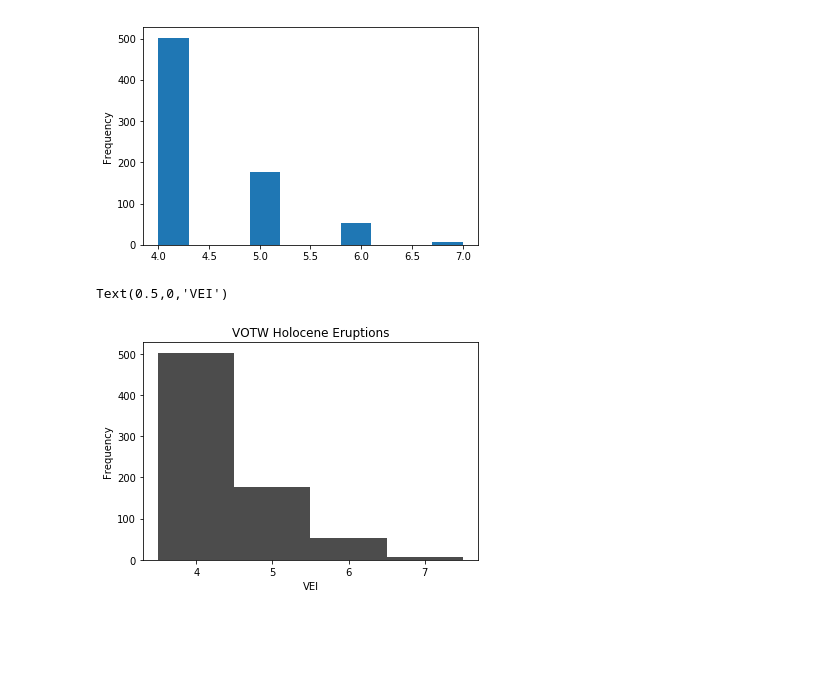
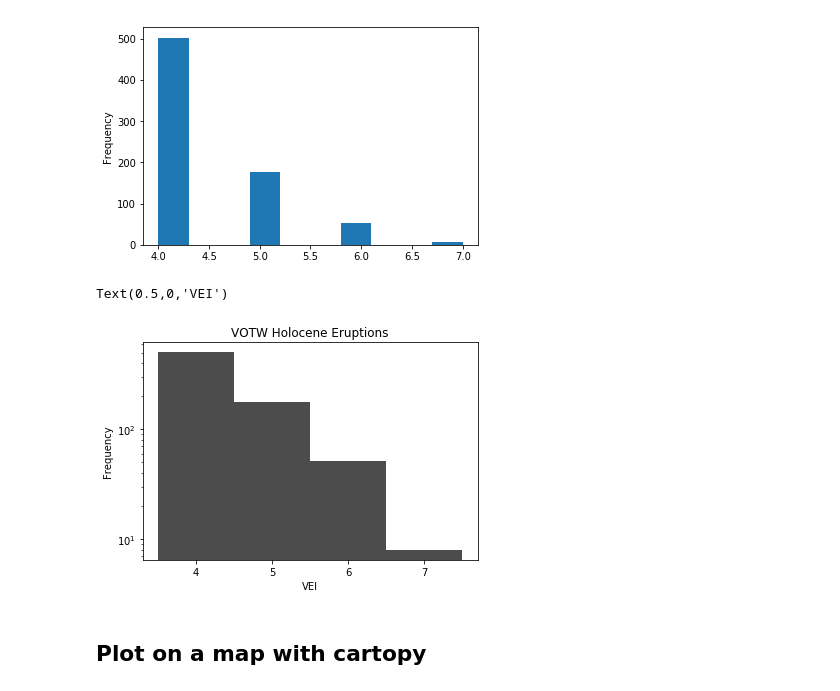
Before and after one commit to scottyhq/votw, a Jupyter notebook: votw-take2.ipynb, the cells around one changed output. Saved outputs shown, nothing was run; the diff lists cells and outputs as text; code cells hidden in the pictures; blank space fills up the shorter version.

```diff
--- a/votw-take2.ipynb
+++ b/votw-take2.ipynb
@@ -138,13 +141,14 @@ df.ExplosivityIndexMax.plot.hist()
 # %%
 df.ExplosivityIndexMax.plot(kind='hist',
                             bins=[4,5,6,7,8],
                             xticks=[4,5,6,7],
                             color='k',
                             title='VOTW Holocene Eruptions',
                             alpha=0.7,
                             align='left',
                            )
+plt.yscale('log')
 plt.xlabel('VEI')
 # %% [output]
 Text(0.5,0,'VEI')
-[figure, old version]
+[figure, new version]
@@ -152,0 +155,2 @@ Text(0.5,0,'VEI')
+# %% [markdown]
+## Plot on a map with cartopy
```
Also changed, not shown: parts of 14 cells of this notebook, 2 other files.
